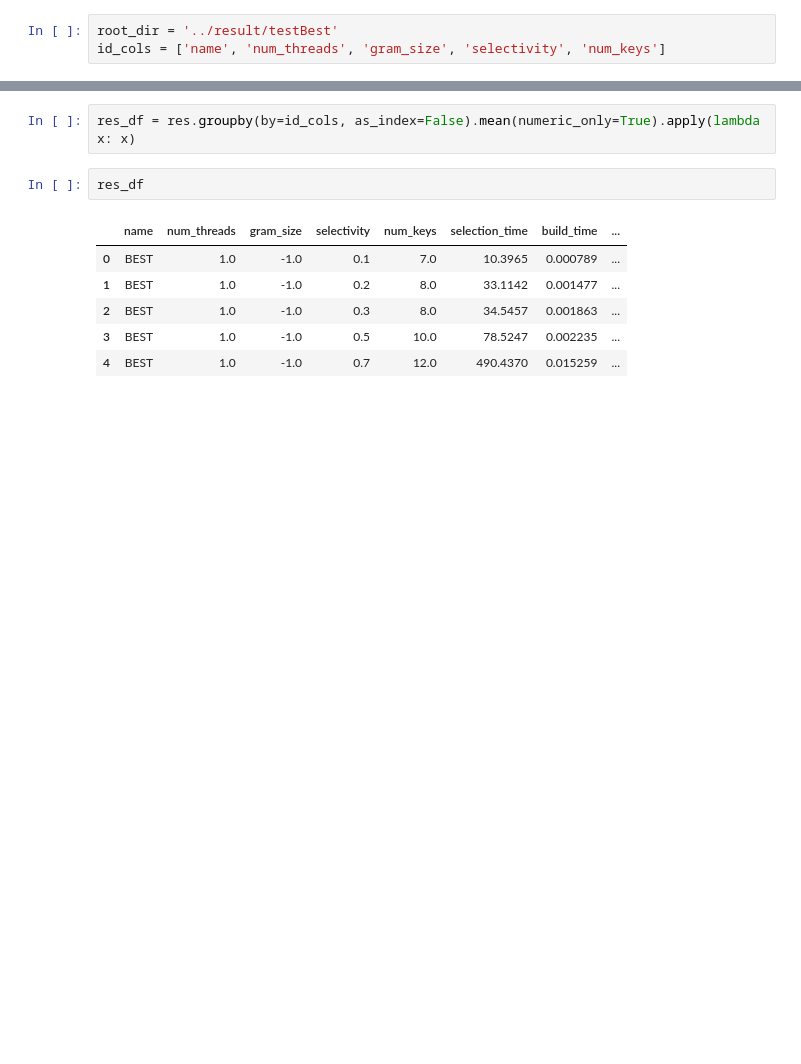
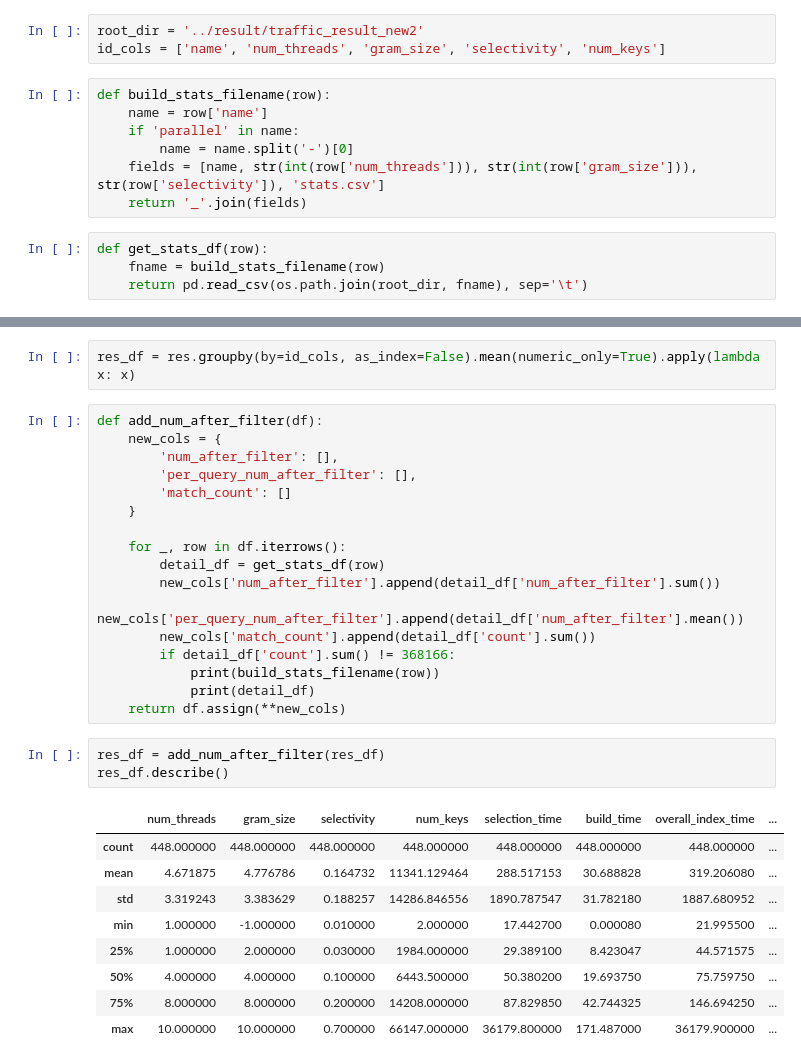
Before and after one commit to mush-zhang/RegexIndexComparison, a Jupyter notebook: notebooks/preprocess.ipynb, the cells around one changed output, grey strips where cells are left out. Cells and saved outputs as stored; diff of their text form; blank space fills up the shorter version.

```diff
--- a/notebooks/preprocess.ipynb
+++ b/notebooks/preprocess.ipynb
@@ -5,6 +11,17 @@ import os
 # %%
-root_dir = '../result/testBest'
+root_dir = '../result/traffic_result_new2'
 id_cols = ['name', 'num_threads', 'gram_size', 'selectivity', 'num_keys']
+# %%
+def build_stats_filename(row):
+    name = row['name']
+    if 'parallel' in name:
+        name = name.split('-')[0]
+    fields = [name, str(int(row['num_threads'])), str(int(row['gram_size'])), str(row['selectivity']), 'stats.csv']
+    return '_'.join(fields)
+# %%
+def get_stats_df(row):
+    fname = build_stats_filename(row)
+    return pd.read_csv(os.path.join(root_dir, fname), sep='\t')
 # %%
 summary_path = os.path.join(root_dir, 'summary.csv')
 summary_df = pd.read_csv(summary_path)
@@ -20,12 +37,33 @@ res = res.drop(res.groupby(by=id_cols).tail(1).index)
 res = res.drop(res.groupby(by=id_cols).head(1).index)
 # %%
 res_df = res.groupby(by=id_cols, as_index=False).mean(numeric_only=True).apply(lambda x: x)
+# %%
+def add_num_after_filter(df):
+    new_cols = {
+        'num_after_filter': [],
+        'per_query_num_after_filter': [],
+        'match_count': []
+    }
+
+    for _, row in df.iterrows():
+        detail_df = get_stats_df(row)
+        new_cols['num_after_filter'].append(detail_df['num_after_filter'].sum())
+        new_cols['per_query_num_after_filter'].append(detail_df['num_after_filter'].mean())
+        new_cols['match_count'].append(detail_df['count'].sum())
+        if detail_df['count'].sum() != 368166:
+            print(build_stats_filename(row))
+            print(detail_df)
+    return df.assign(**new_cols)
 # %%
-res_df
+res_df = add_num_after_filter(res_df)
+res_df.describe()
 # %% [output]
-|  | name | num_threads | gram_size | selectivity | num_keys | selection_time | build_time | ... |
-| 0 | BEST | 1.0 | -1.0 | 0.1 | 7.0 | 10.3965 | 0.000789 | ... |
-| 1 | BEST | 1.0 | -1.0 | 0.2 | 8.0 | 33.1142 | 0.001477 | ... |
-| 2 | BEST | 1.0 | -1.0 | 0.3 | 8.0 | 34.5457 | 0.001863 | ... |
-| 3 | BEST | 1.0 | -1.0 | 0.5 | 10.0 | 78.5247 | 0.002235 | ... |
-| 4 | BEST | 1.0 | -1.0 | 0.7 | 12.0 | 490.4370 | 0.015259 | ... |
+|  | num_threads | gram_size | selectivity | num_keys | selection_time | build_time | overall_index_time | ... |
+| count | 448.000000 | 448.000000 | 448.000000 | 448.000000 | 448.000000 | 448.000000 | 448.000000 | ... |
+| mean | 4.671875 | 4.776786 | 0.164732 | 11341.129464 | 288.517153 | 30.688828 | 319.206080 | ... |
+| std | 3.319243 | 3.383629 | 0.188257 | 14286.846556 | 1890.787547 | 31.782180 | 1887.680952 | ... |
+| min | 1.000000 | -1.000000 | 0.010000 | 2.000000 | 17.442700 | 0.000080 | 21.995500 | ... |
+| 25% | 1.000000 | 2.000000 | 0.030000 | 1984.000000 | 29.389100 | 8.423047 | 44.571575 | ... |
+| 50% | 4.000000 | 4.000000 | 0.100000 | 6443.500000 | 50.380200 | 19.693750 | 75.759750 | ... |
+| 75% | 8.000000 | 8.000000 | 0.200000 | 14208.000000 | 87.829850 | 42.744325 | 146.694250 | ... |
+| max | 10.000000 | 10.000000 | 0.700000 | 66147.000000 | 36179.800000 | 171.487000 | 36179.900000 | ... |
```
Also changed, not shown: parts of 11 cells of this notebook, 4 other files.
